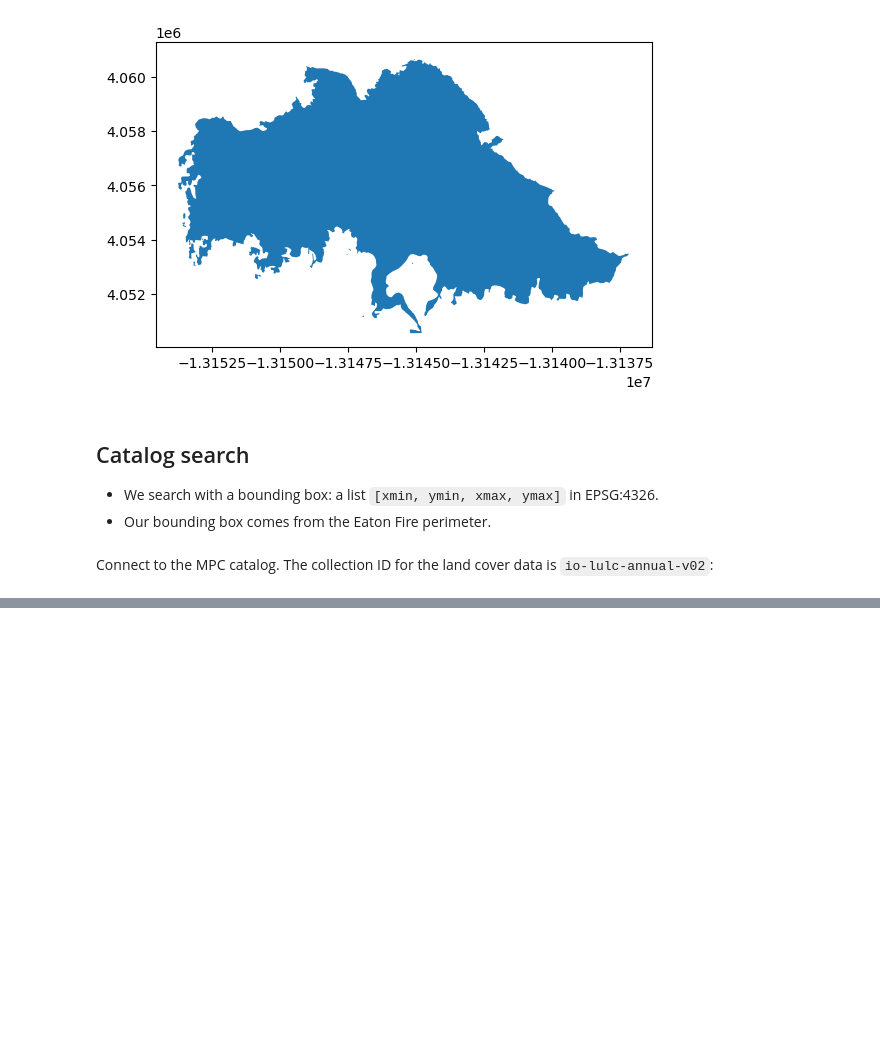
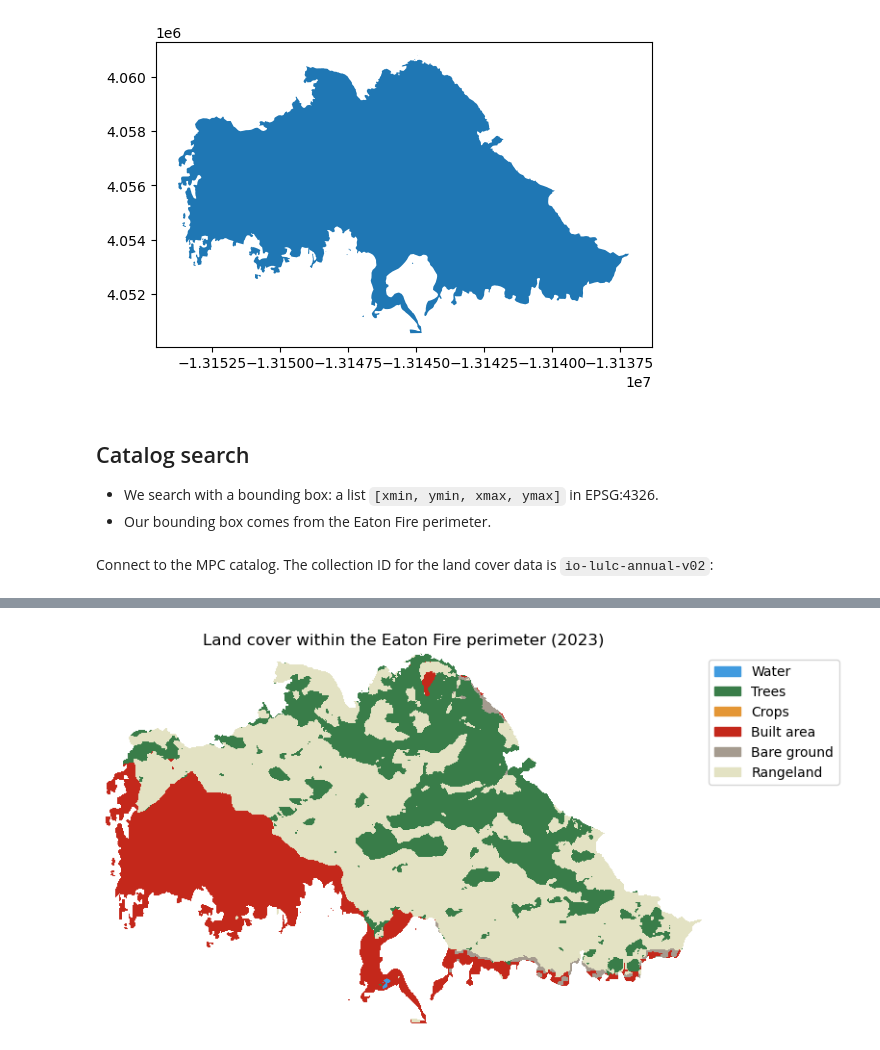
Before and after one commit to sarah-busby/eds220-in-class, a Jupyter notebook: week-9-land-cover-stats-STUDENTS.ipynb, the cells around one changed output, grey strips where cells are left out. Drawn from its saved outputs; the diff is of its cells as text; code cells hidden in the pictures; blank space fills up the shorter version.

```diff
--- a/week-9-land-cover-stats-STUDENTS.ipynb
+++ b/week-9-land-cover-stats-STUDENTS.ipynb
@@ -82,0 +292,21 @@ catalog = pystac_client.Client.open(
+# %%
+# Classes present in the clipped raster (without No Data)
+present = labels[labels['code'].isin(np.unique(lulc_clip)) & (labels['code'] != 0)]
+
+# One legend entry per class
+# zip() pairs up the colors and names: ('#419bdf', 'Water'), ('#397d49', 'Trees'), ...
+legend_entries = []
+for color, name in zip(present['color'], present['class_label']):
+    legend_entries.append(mpatches.Patch(color=color, label=name))
+
+fig, ax = plt.subplots(figsize=(8, 5))
+lulc_clip.plot(ax=ax,
+               levels=list(labels['code']) + [12],
+               colors=list(labels['color']),
+               add_colorbar=False)
+ax.legend(handles=legend_entries, loc='upper left', bbox_to_anchor=(1, 1))
+ax.set_title('Land cover within the Eaton Fire perimeter (2023)')
+ax.axis('off')
+plt.show()
+# %% [output]
+[figure, added]
```
Also changed, not shown: parts of 27 cells of this notebook.
